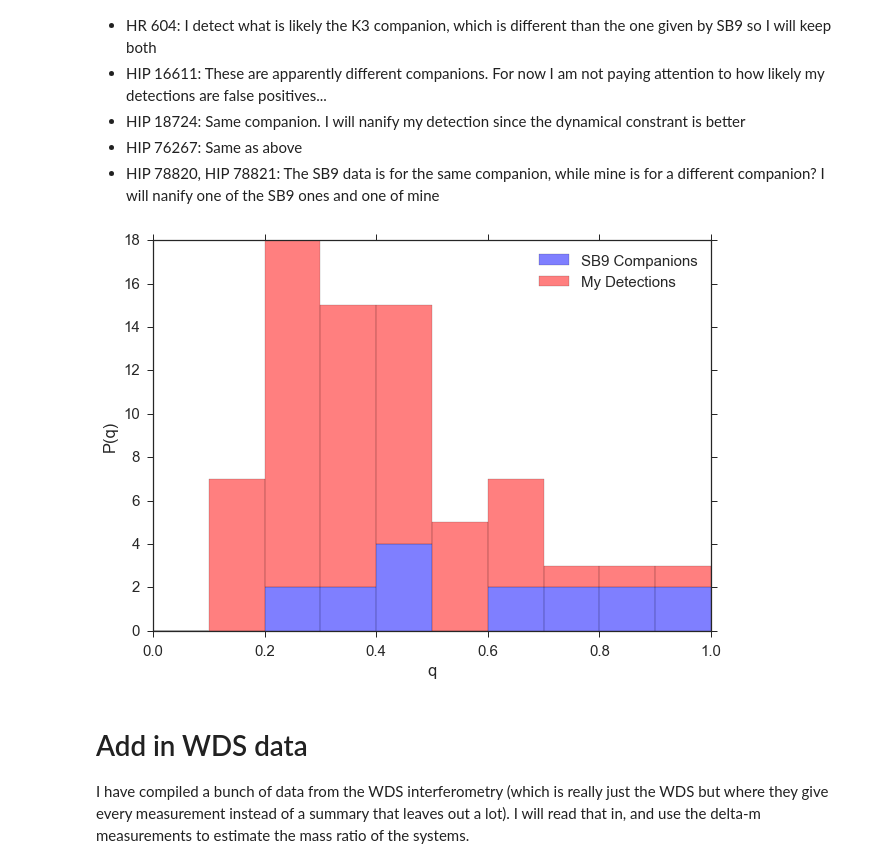
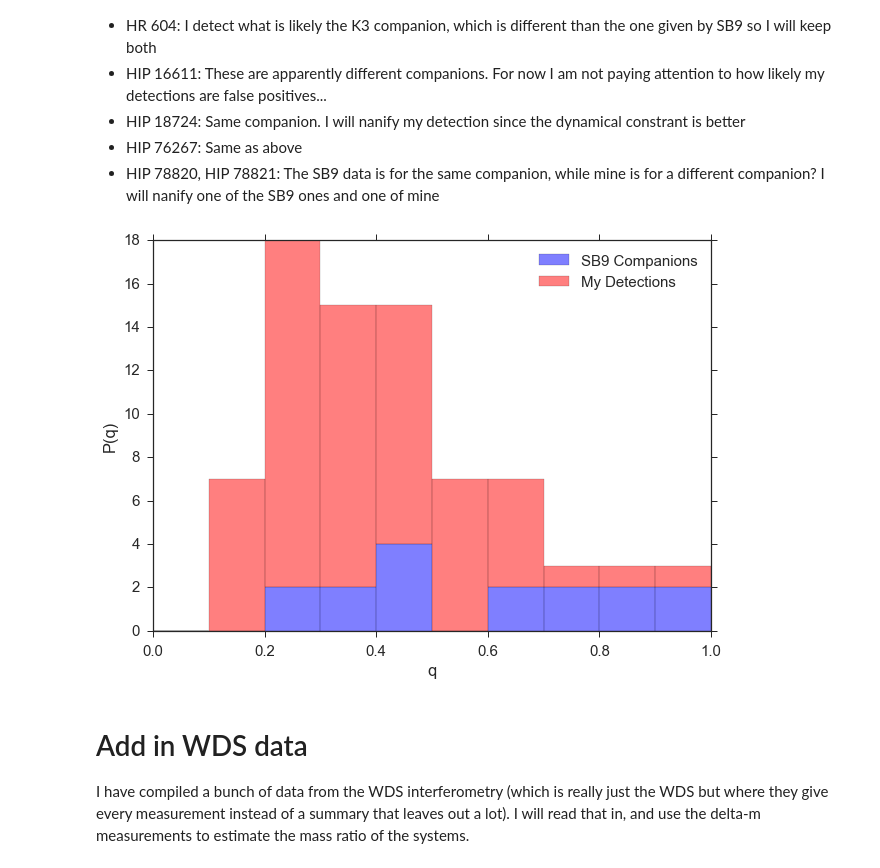
Before and after one commit to kgullikson88/BinaryInference, a Jupyter notebook: RealData.ipynb, the cells around one changed output. Drawn from its saved outputs; the diff is of its cells as text; code cells hidden in the pictures.

```diff
--- a/RealData.ipynb
+++ b/RealData.ipynb
@@ -2,6 +2,7 @@
 # Measuring the Mass-Ratio Distribution in Real Data
 This notebook will eventually contain the code that runs my real data through the pipeline I have developed. For now, I am using it to combined all the literature data with my measurements to make plots for my committee meeting...
 # %%
+from __future__ import print_function, division, absolute_import
 import pandas as pd
 import HelperFunctions
 import numpy as np
@@ -9,9 +10,12 @@ import plottools
 import matplotlib.pyplot as plt
 from astroquery.vizier import Vizier
 import logging
+import seaborn as sns
+sns.set_context('talk', font_scale=1.5)
+sns.set_style('white')
 
 logger = logging.getLogger()
-logger.setLevel(logging.INFO)
+logger.setLevel(logging.WARN)
 %matplotlib inline
 # %%
 # Read in my companion data
@@ -113,20 +117,20 @@ There is a small amount of overlap where both I and SB9 find companions with a m
 - HIP 76267: Same as above
 - HIP 78820, HIP 78821: The SB9 data is for the same companion, while mine is for a different companion? I will nanify one of the SB9 ones and one of mine
 # %%
-companions.loc[[10, 11, 18, 42, 45], 'q'] = np.nan
-companions.loc[45, 'SB9_q'] = np.nan
+companions.loc[[10, 11, 18, 44, 47], 'q'] = np.nan
+companions.loc[47, 'SB9_q'] = np.nan
 
 fig, ax = plt.subplots(1, 1, figsize=(10,7))
 bins = np.arange(0, 1.1, 0.1)
 low, _, _ = ax.hist(companions.SB9_q.dropna().values, bins=bins, color='blue', alpha=0.5, label='SB9 Companions')
 ax.hist(companions.q.dropna().values, bins=bins, bottom=low, color='red', alpha=0.5, label='My Detections')
 leg = ax.legend(loc='best', fancybox=True)
 ax.set_xlabel('q')
 ax.set_ylabel('P(q)')
 plt.savefig('Figures/CombinedMassRatios.pdf')
 #companions.SB9_q.hist(bins=bins, color='blue', alpha=0.5)
 # %% [output]
-[figure, old version]
+[figure, new version]
 # %% [markdown]
 # Add in WDS data
 I have compiled a bunch of data from the WDS interferometry (which is really just the WDS but where they give every measurement instead of a summary that leaves out a lot). I will read that in, and use the delta-m measurements to estimate the mass ratio of the systems.
```
Also changed, not shown: parts of 22 cells of this notebook, 1 other file.
